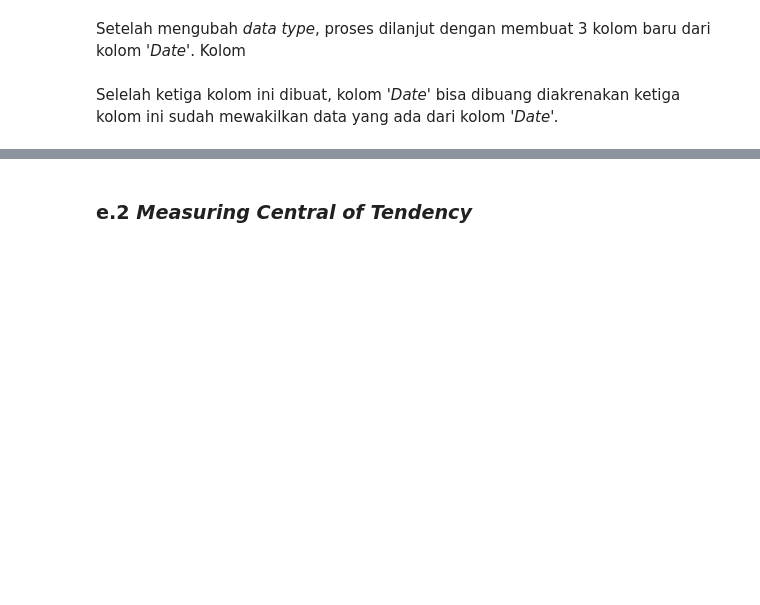
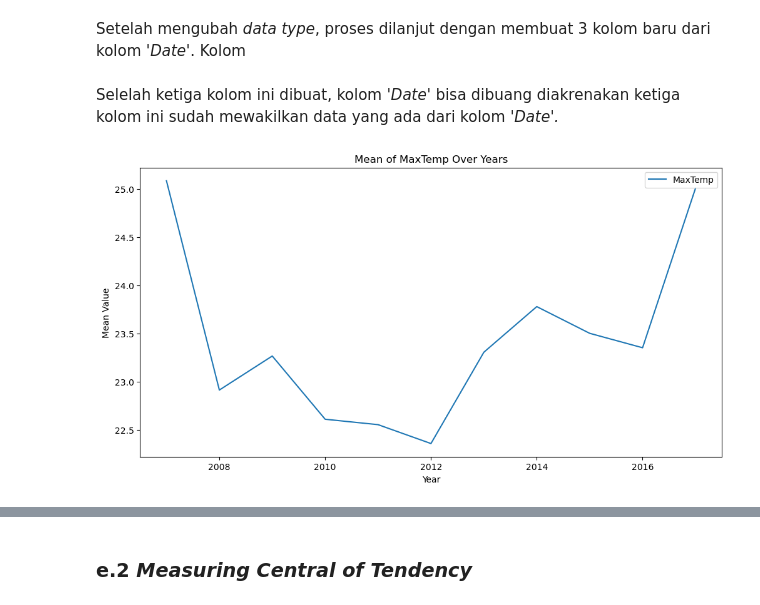
Before and after one commit to vincenta1206519/Hacktiv8_FinalProject, a Jupyter notebook: Final Project 2/PYTN_KampusMerdeka_fp2_Kelompok9.ipynb, the cells around one changed output, grey strips where cells are left out. Saved outputs shown, nothing was run; the diff lists cells and outputs as text; code cells hidden in the pictures; blank space fills up the shorter version.

```diff
--- a/Final Project 2/PYTN_KampusMerdeka_fp2_Kelompok9.ipynb
+++ b/Final Project 2/PYTN_KampusMerdeka_fp2_Kelompok9.ipynb
@@ -309,3 +307,15 @@ Selelah ketiga kolom ini dibuat, kolom *'Date'* bisa dibuang diakrenakan ketiga
 # %%
 # Drop 'Date' column
 df.drop('Date', axis=1, inplace=True)
+# %%
+grouped_year = df.groupby('Year').mean().reset_index()
+
+plt.figure(figsize=(12, 6))
+sns.lineplot(x='Year', y='MaxTemp', data=grouped_year, label='MaxTemp')
+plt.title('Mean of MaxTemp Over Years')
+plt.xlabel('Year')
+plt.ylabel('Mean Value')
+plt.legend()
+plt.show()
+# %% [output]
+[figure, added]
```
Also changed, not shown: parts of 41 cells of this notebook, 3 other files.
